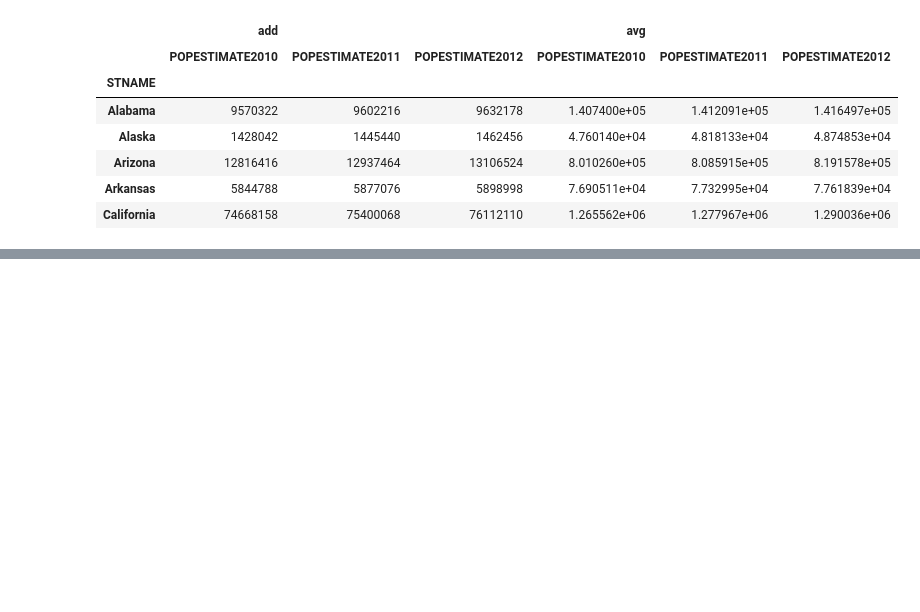
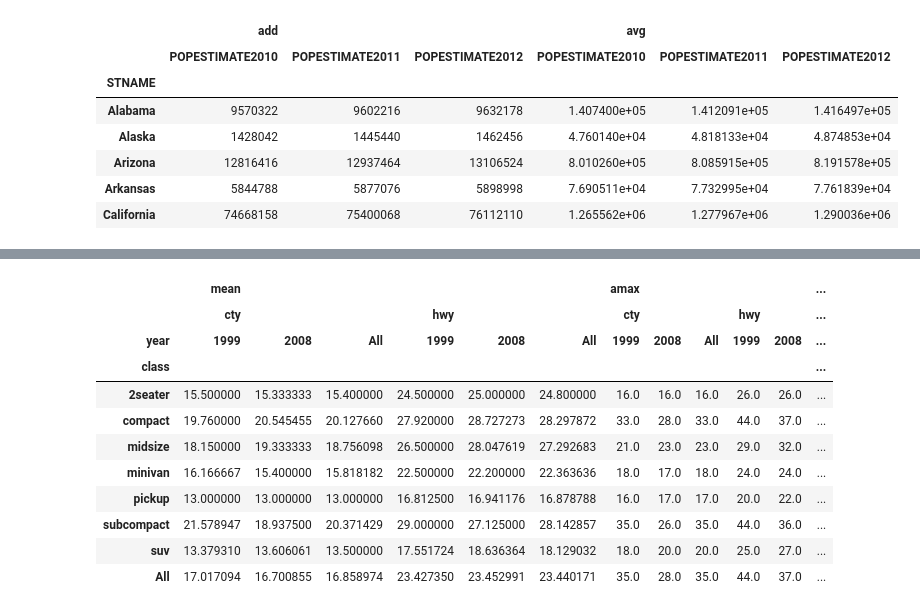
Before and after one commit to Sumad/DS, a Jupyter notebook: Python/UM Spcialization/DS_with_Python/Week 3/Advanced_Pandas.ipynb, the cells around one changed output, grey strips where cells are left out. Saved outputs shown, nothing was run; the diff lists cells and outputs as text; code cells hidden in the pictures; blank space fills up the shorter version.

```diff
--- a/Python/UM Spcialization/DS_with_Python/Week 3/Advanced_Pandas.ipynb
+++ b/Python/UM Spcialization/DS_with_Python/Week 3/Advanced_Pandas.ipynb
@@ -236,0 +391,3 @@ cs.set_index('STNAME').groupby(level =0)['POPESTIMATE2010', 'POPESTIMATE2011', '
+# %%
+df = cs.loc[cs['SUMLEV'] == 50].groupby('STNAME').agg({'CTYNAME' : "count"})
+df.head()
@@ -236,0 +427,4 @@ cs.set_index('STNAME').groupby(level =0)['POPESTIMATE2010', 'POPESTIMATE2011', '
+# %%
+file = '/Users/sumad/Documents/DS/Python/UM Spcialization/DS_with_Python' + '/mpg.csv'
+with open(file) as con:
+    df = pd.read_csv(con)
@@ -236,0 +440,16 @@ cs.set_index('STNAME').groupby(level =0)['POPESTIMATE2010', 'POPESTIMATE2011', '
+# %%
+# For a class of cars, has the mileage increased over model years
+pd.pivot_table(df,index= ['class'],columns= ['year'],values= ['hwy', 'cty'],aggfunc= [np.mean, np.max],margins= True)
+# %% [output]
+|  | mean |  |  |  |  |  | amax |  |  |  |  | ... |
+|  | cty |  |  | hwy |  |  | cty |  |  | hwy |  | ... |
+| year | 1999 | 2008 | All | 1999 | 2008 | All | 1999 | 2008 | All | 1999 | 2008 | ... |
+| class |  |  |  |  |  |  |  |  |  |  |  | ... |
+| 2seater | 15.500000 | 15.333333 | 15.400000 | 24.500000 | 25.000000 | 24.800000 | 16.0 | 16.0 | 16.0 | 26.0 | 26.0 | ... |
+| compact | 19.760000 | 20.545455 | 20.127660 | 27.920000 | 28.727273 | 28.297872 | 33.0 | 28.0 | 33.0 | 44.0 | 37.0 | ... |
+| midsize | 18.150000 | 19.333333 | 18.756098 | 26.500000 | 28.047619 | 27.292683 | 21.0 | 23.0 | 23.0 | 29.0 | 32.0 | ... |
+| minivan | 16.166667 | 15.400000 | 15.818182 | 22.500000 | 22.200000 | 22.363636 | 18.0 | 17.0 | 18.0 | 24.0 | 24.0 | ... |
+| pickup | 13.000000 | 13.000000 | 13.000000 | 16.812500 | 16.941176 | 16.878788 | 16.0 | 17.0 | 17.0 | 20.0 | 22.0 | ... |
+| subcompact | 21.578947 | 18.937500 | 20.371429 | 29.000000 | 27.125000 | 28.142857 | 35.0 | 26.0 | 35.0 | 44.0 | 36.0 | ... |
+| suv | 13.379310 | 13.606061 | 13.500000 | 17.551724 | 18.636364 | 18.129032 | 18.0 | 20.0 | 20.0 | 25.0 | 27.0 | ... |
+| All | 17.017094 | 16.700855 | 16.858974 | 23.427350 | 23.452991 | 23.440171 | 35.0 | 28.0 | 35.0 | 44.0 | 37.0 | ... |
```
Also changed, not shown: parts of 55 cells of this notebook, 2 other files.
